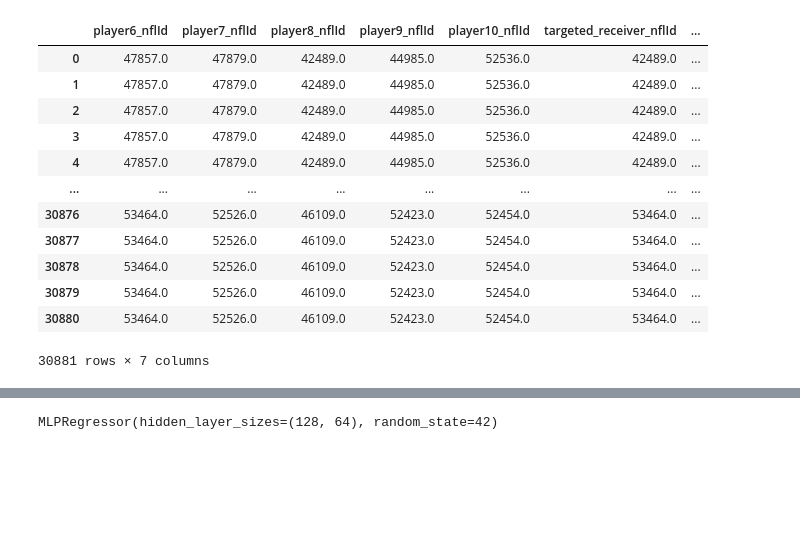
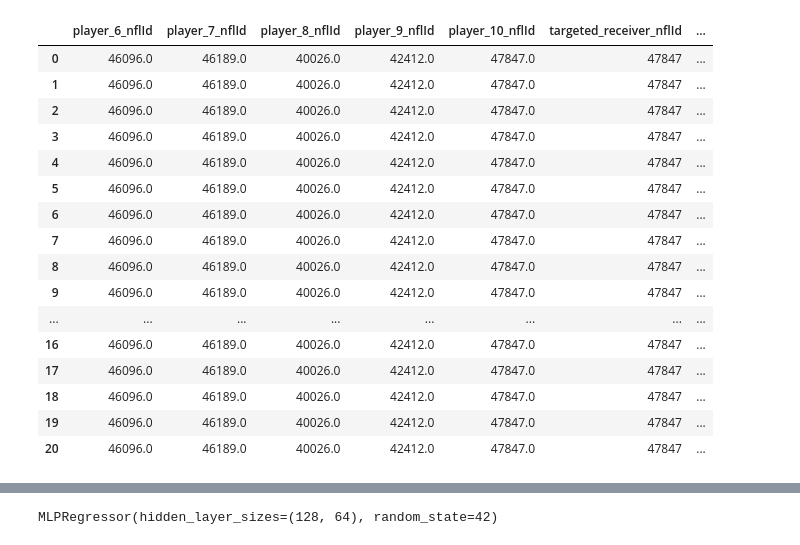
Before and after one commit to jesse279/NFL_passing, a Jupyter notebook: src/passing_model.ipynb, the cells around one changed output, grey strips where cells are left out. Saved outputs shown, nothing was run; the diff lists cells and outputs as text; code cells hidden in the pictures; blank space fills up the shorter version.

```diff
--- a/src/passing_model.ipynb
+++ b/src/passing_model.ipynb
@@ -8,6 +18,11 @@ from sklearn.metrics import classification_report, mean_squared_error
 # %%
 
 # 1) Load preprocessed frame‐level features (wide) and play outcomes
-features = pd.read_csv("../data/wide_features.csv")
+features = pd.read_csv("../data/play_features.csv")
 outcomes = pd.read_csv("../data/play_outcomes.csv")
 features = features.rename(columns={"gameId":"game_id","playId":"play_id","frameId":"frame_id"})
+# %%
+# features.loc[[36864]]["player_0_nflId"].item()
+test = features[["player_0_nflId"]]
+features = features[  test.apply(lambda row: any(isinstance(item, float) for item in row), axis=1)]
+outcomes = outcomes[outcomes["game_id"] != "game_id"]
@@ -14,31 +64,41 @@ features = features.rename(columns={"gameId":"game_id","playId":"play_id","frame
+# %%
+for col in features.select_dtypes(include=['object']).columns:
+    features[col] = pd.to_numeric(features[col], errors='coerce')
+
+for col in ["game_id", "play_id", "targeted_receiver_nflId", "start_frame", "end_frame", "down",	"yards_to_go",	"line_of_scrimmage",	"yards_gained","time_to_throw" ]:
+    outcomes[col] = pd.to_numeric(outcomes[col], errors='coerce')
 # %%
 
 # Merge outcomes onto features
 test_df = features.merge(outcomes[["game_id", "play_id", "targeted_receiver_nflId"]], on=["game_id", "play_id"])
 
 # Get receiver index (0–5 for players 5–10)
 def get_receiver_index(row):
     for i in range(6, 11):  # player_5 to player_10
-        if row[f"player{i}_nflId"] == row["targeted_receiver_nflId"]:
+        if row[f"player_{i}_nflId"] == row["targeted_receiver_nflId"]:
             return i - 6
     return -1  # not found
 
 test_df["target_receiver_index"] = test_df.apply(get_receiver_index, axis=1)
 features = test_df[test_df["target_receiver_index"] != -1]  # Keep only valid rows
-test_df[[ "player6_nflId", "player7_nflId", "player8_nflId", "player9_nflId", "player10_nflId", "targeted_receiver_nflId", "target_receiver_index"]]
+test_df[[ "player_6_nflId", "player_7_nflId", "player_8_nflId", "player_9_nflId", "player_10_nflId", "targeted_receiver_nflId", "target_receiver_index"]]
 # test_df[["player5_position", "player6_position", "player7_position", "player8_position", "player9_position", "player10_position", "targeted_receiver_nflId", "target_receiver_index"]]
 # test_df[test_df["target_receiver_index"] == -1].drop_duplicates(subset=["game_id", "play_id"]) #these are plays with no receiver
 # %% [output]
-|  | player6_nflId | player7_nflId | player8_nflId | player9_nflId | player10_nflId | targeted_receiver_nflId | ... |
-| 0 | 47857.0 | 47879.0 | 42489.0 | 44985.0 | 52536.0 | 42489.0 | ... |
-| 1 | 47857.0 | 47879.0 | 42489.0 | 44985.0 | 52536.0 | 42489.0 | ... |
-| 2 | 47857.0 | 47879.0 | 42489.0 | 44985.0 | 52536.0 | 42489.0 | ... |
-| 3 | 47857.0 | 47879.0 | 42489.0 | 44985.0 | 52536.0 | 42489.0 | ... |
-| 4 | 47857.0 | 47879.0 | 42489.0 | 44985.0 | 52536.0 | 42489.0 | ... |
+|  | player_6_nflId | player_7_nflId | player_8_nflId | player_9_nflId | player_10_nflId | targeted_receiver_nflId | ... |
+| 0 | 46096.0 | 46189.0 | 40026.0 | 42412.0 | 47847.0 | 47847 | ... |
+| 1 | 46096.0 | 46189.0 | 40026.0 | 42412.0 | 47847.0 | 47847 | ... |
+| 2 | 46096.0 | 46189.0 | 40026.0 | 42412.0 | 47847.0 | 47847 | ... |
+| 3 | 46096.0 | 46189.0 | 40026.0 | 42412.0 | 47847.0 | 47847 | ... |
+| 4 | 46096.0 | 46189.0 | 40026.0 | 42412.0 | 47847.0 | 47847 | ... |
+| 5 | 46096.0 | 46189.0 | 40026.0 | 42412.0 | 47847.0 | 47847 | ... |
+| 6 | 46096.0 | 46189.0 | 40026.0 | 42412.0 | 47847.0 | 47847 | ... |
+| 7 | 46096.0 | 46189.0 | 40026.0 | 42412.0 | 47847.0 | 47847 | ... |
+| 8 | 46096.0 | 46189.0 | 40026.0 | 42412.0 | 47847.0 | 47847 | ... |
+| 9 | 46096.0 | 46189.0 | 40026.0 | 42412.0 | 47847.0 | 47847 | ... |
 | ... | ... | ... | ... | ... | ... | ... | ... |
-| 30876 | 53464.0 | 52526.0 | 46109.0 | 52423.0 | 52454.0 | 53464.0 | ... |
-| 30877 | 53464.0 | 52526.0 | 46109.0 | 52423.0 | 52454.0 | 53464.0 | ... |
-| 30878 | 53464.0 | 52526.0 | 46109.0 | 52423.0 | 52454.0 | 53464.0 | ... |
-| 30879 | 53464.0 | 52526.0 | 46109.0 | 52423.0 | 52454.0 | 53464.0 | ... |
-| 30880 | 53464.0 | 52526.0 | 46109.0 | 52423.0 | 52454.0 | 53464.0 | ... |
+| 16 | 46096.0 | 46189.0 | 40026.0 | 42412.0 | 47847.0 | 47847 | ... |
+| 17 | 46096.0 | 46189.0 | 40026.0 | 42412.0 | 47847.0 | 47847 | ... |
+| 18 | 46096.0 | 46189.0 | 40026.0 | 42412.0 | 47847.0 | 47847 | ... |
+| 19 | 46096.0 | 46189.0 | 40026.0 | 42412.0 | 47847.0 | 47847 | ... |
+| 20 | 46096.0 | 46189.0 | 40026.0 | 42412.0 | 47847.0 | 47847 | ... |
-30881 rows × 7 columns
```
Also changed, not shown: parts of 43 cells of this notebook, 5 other files.
